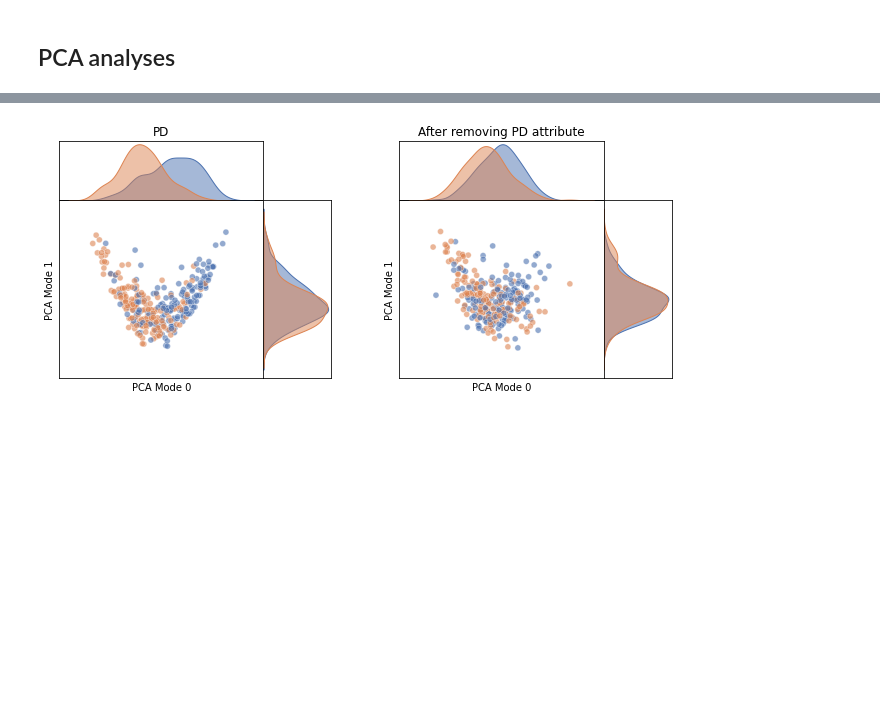
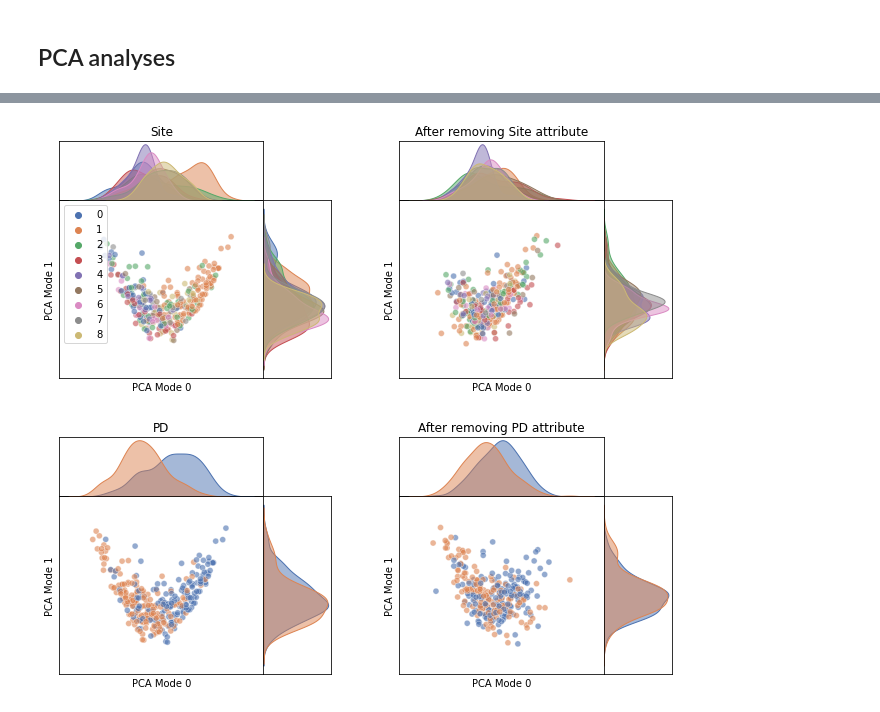
Before and after one commit to vibujithan/shortcut-analysis, a Jupyter notebook: PD/7_remove_attributes.ipynb, the cells around one changed output, grey strips where cells are left out. Saved outputs shown, nothing was run; the diff lists cells and outputs as text; code cells hidden in the pictures; blank space fills up the shorter version.

```diff
--- a/PD/7_remove_attributes.ipynb
+++ b/PD/7_remove_attributes.ipynb
@@ -95,3 +224,15 @@ pca_cf_sex = pca.transform(cf_sex_act)
+# %%
+fig = comparison_plot(
+    pca_obs[:, 0],
+    pca_obs[:, 1],
+    pca_cf_study_1[:, 0],
+    pca_cf_study_1[:, 1],
+    col=obs_study,
+    name="Site",
+    savename=f"{model_name}-Site0_pca01",
+)
+# %% [output]
+[figure, added]
 # %%
 import matplotlib.pyplot as plt
 import seaborn as sns
```
Also changed, not shown: parts of 5 cells of this notebook.
